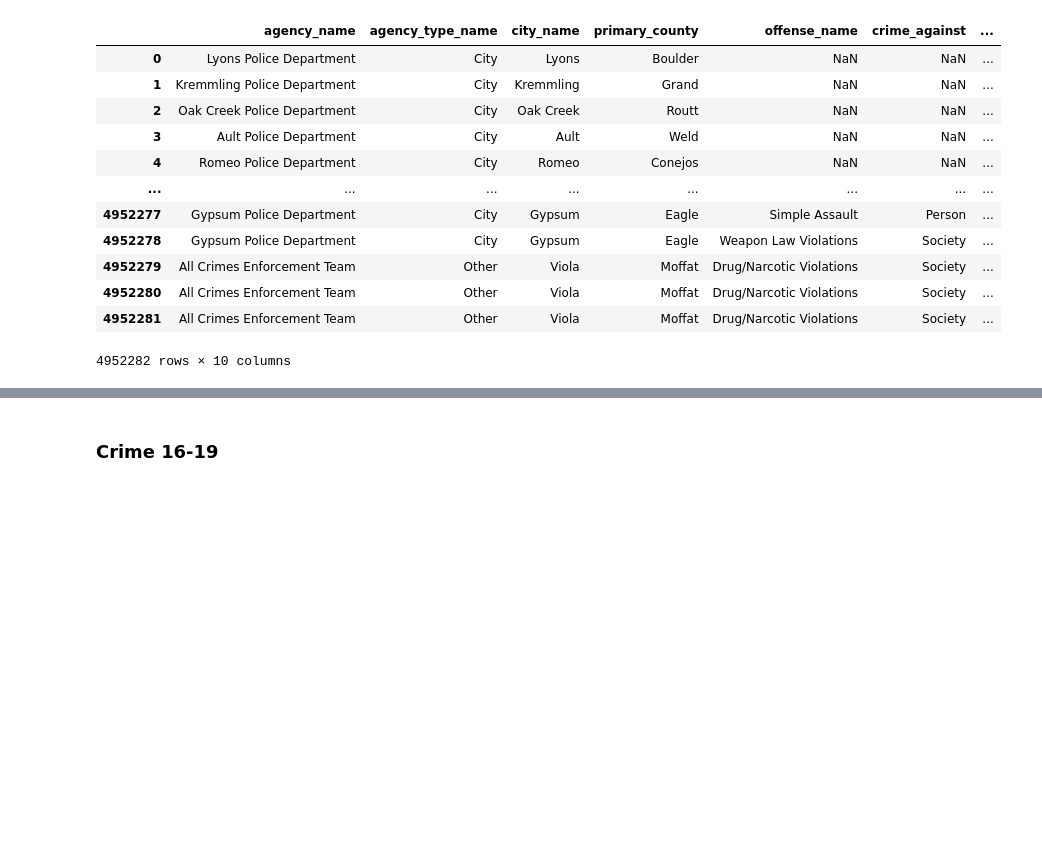
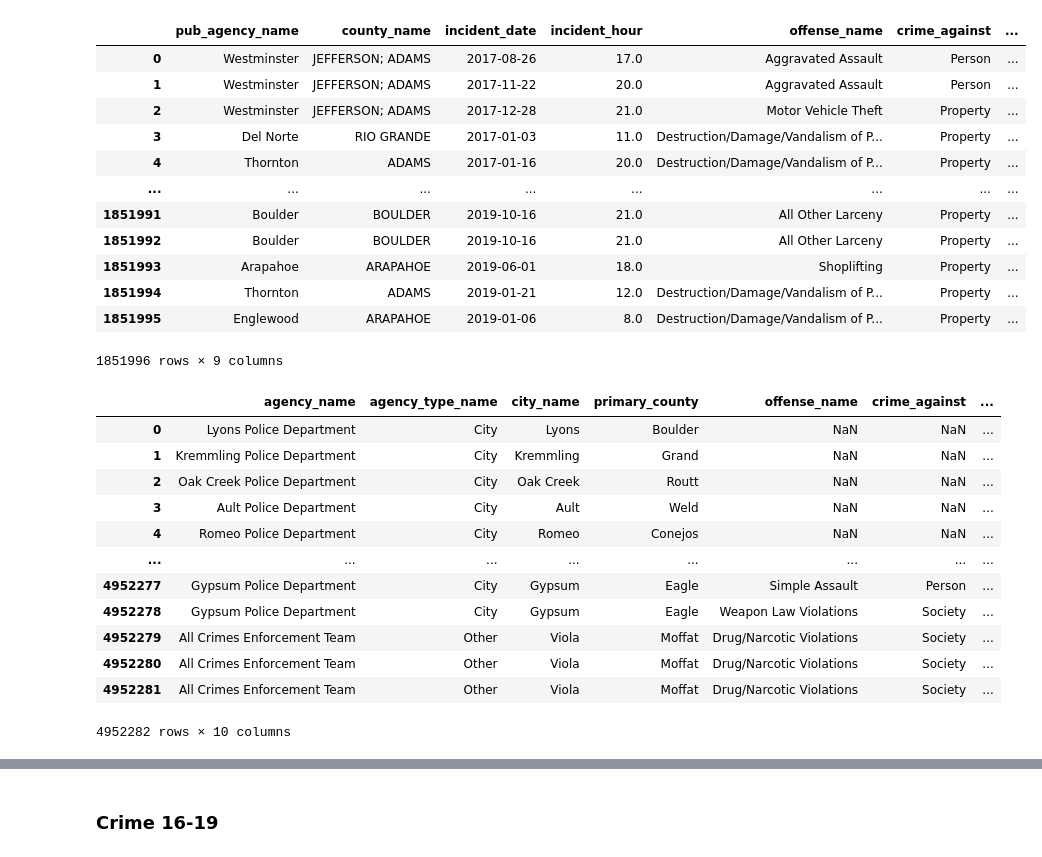
Before and after one commit to ryayoung/capstone, a Jupyter notebook: analyzed_datasets/crime_records/standardize_crime_data.ipynb, the cells around one changed output, grey strips where cells are left out. Drawn from its saved outputs; the diff is of its cells as text; code cells hidden in the pictures; blank space fills up the shorter version.

```diff
--- a/analyzed_datasets/crime_records/standardize_crime_data.ipynb
+++ b/analyzed_datasets/crime_records/standardize_crime_data.ipynb
@@ -6,17 +4,30 @@ import plotly.express as px, seaborn as sns
 # %%
-cr.load('crime_16_19', full=True)
-cr.load('crime_97_15', full=True)
+display(cr.load('crime_16_19', full=True))
+display(cr.load('crime_97_15', full=True))
 # %% [output]
-|  | agency_name | agency_type_name | city_name | primary_county | offense_name | crime_against | ... |
-| 0 | Lyons Police Department | City | Lyons | Boulder | NaN | NaN | ... |
-| 1 | Kremmling Police Department | City | Kremmling | Grand | NaN | NaN | ... |
-| 2 | Oak Creek Police Department | City | Oak Creek | Routt | NaN | NaN | ... |
-| 3 | Ault Police Department | City | Ault | Weld | NaN | NaN | ... |
-| 4 | Romeo Police Department | City | Romeo | Conejos | NaN | NaN | ... |
+|  | pub_agency_name | county_name | incident_date | incident_hour | offense_name | crime_against | ... |
+| 0 | Westminster | JEFFERSON; ADAMS | 2017-08-26 | 17.0 | Aggravated Assault | Person | ... |
+| 1 | Westminster | JEFFERSON; ADAMS | 2017-11-22 | 20.0 | Aggravated Assault | Person | ... |
+| 2 | Westminster | JEFFERSON; ADAMS | 2017-12-28 | 21.0 | Motor Vehicle Theft | Property | ... |
+| 3 | Del Norte | RIO GRANDE | 2017-01-03 | 11.0 | Destruction/Damage/Vandalism of P... | Property | ... |
+| 4 | Thornton | ADAMS | 2017-01-16 | 20.0 | Destruction/Damage/Vandalism of P... | Property | ... |
 | ... | ... | ... | ... | ... | ... | ... | ... |
-| 4952277 | Gypsum Police Department | City | Gypsum | Eagle | Simple Assault | Person | ... |
-| 4952278 | Gypsum Police Department | City | Gypsum | Eagle | Weapon Law Violations | Society | ... |
-| 4952279 | All Crimes Enforcement Team | Other | Viola | Moffat | Drug/Narcotic Violations | Society | ... |
-| 4952280 | All Crimes Enforcement Team | Other | Viola | Moffat | Drug/Narcotic Violations | Society | ... |
-| 4952281 | All Crimes Enforcement Team | Other | Viola | Moffat | Drug/Narcotic Violations | Society | ... |
+| 1851991 | Boulder | BOULDER | 2019-10-16 | 21.0 | All Other Larceny | Property | ... |
+| 1851992 | Boulder | BOULDER | 2019-10-16 | 21.0 | All Other Larceny | Property | ... |
+| 1851993 | Arapahoe | ARAPAHOE | 2019-06-01 | 18.0 | Shoplifting | Property | ... |
+| 1851994 | Thornton | ADAMS | 2019-01-21 | 12.0 | Destruction/Damage/Vandalism of P... | Property | ... |
+| 1851995 | Englewood | ARAPAHOE | 2019-01-06 | 8.0 | Destruction/Damage/Vandalism of P... | Property | ... |
-4952282 rows × 10 columns
+1851996 rows × 9 columns
+|  | agency_name | agency_type_name | city_name | primary_county | offense_name | crime_against | ... |
+| 0 | Lyons Police Department | City | Lyons | Boulder | NaN | NaN | ... |
+| 1 | Kremmling Police Department | City | Kremmling | Grand | NaN | NaN | ... |
+| 2 | Oak Creek Police Department | City | Oak Creek | Routt | NaN | NaN | ... |
+| 3 | Ault Police Department | City | Ault | Weld | NaN | NaN | ... |
+| 4 | Romeo Police Department | City | Romeo | Conejos | NaN | NaN | ... |
+| ... | ... | ... | ... | ... | ... | ... | ... |
+| 4952277 | Gypsum Police Department | City | Gypsum | Eagle | Simple Assault | Person | ... |
+| 4952278 | Gypsum Police Department | City | Gypsum | Eagle | Weapon Law Violations | Society | ... |
+| 4952279 | All Crimes Enforcement Team | Other | Viola | Moffat | Drug/Narcotic Violations | Society | ... |
+| 4952280 | All Crimes Enforcement Team | Other | Viola | Moffat | Drug/Narcotic Violations | Society | ... |
+| 4952281 | All Crimes Enforcement Team | Other | Viola | Moffat | Drug/Narcotic Violations | Society | ... |
+4952282 rows × 10 columns
```
Also changed, not shown: parts of 4 cells of this notebook, 18 other files.
